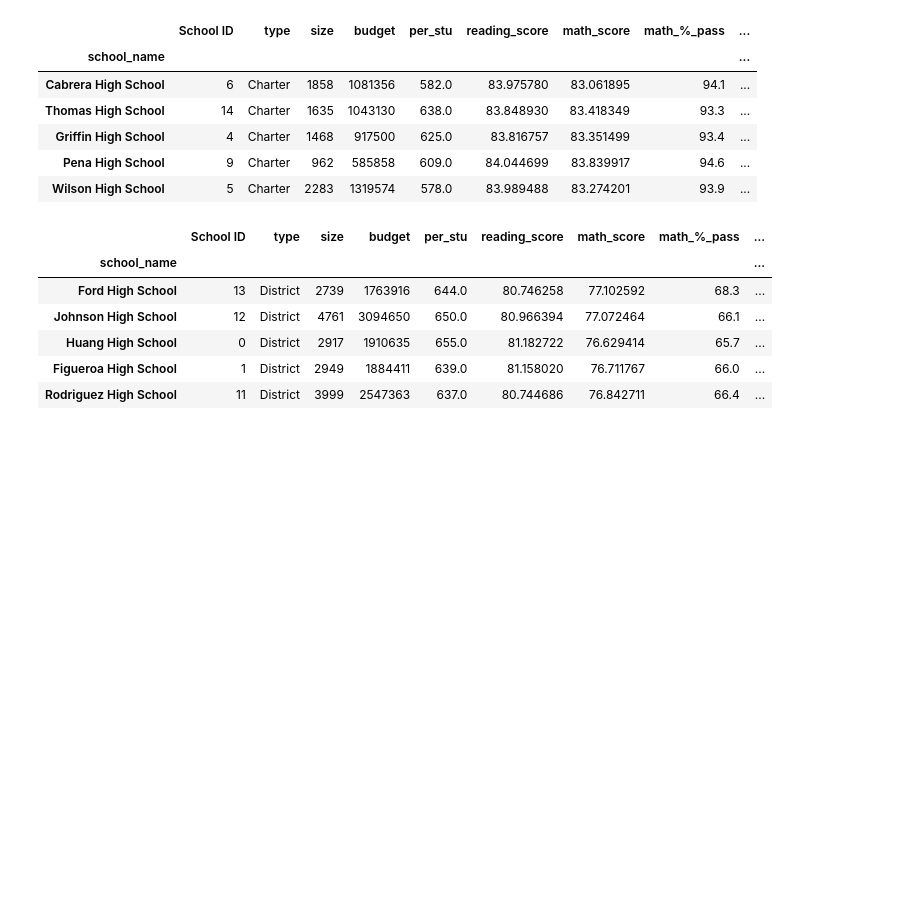
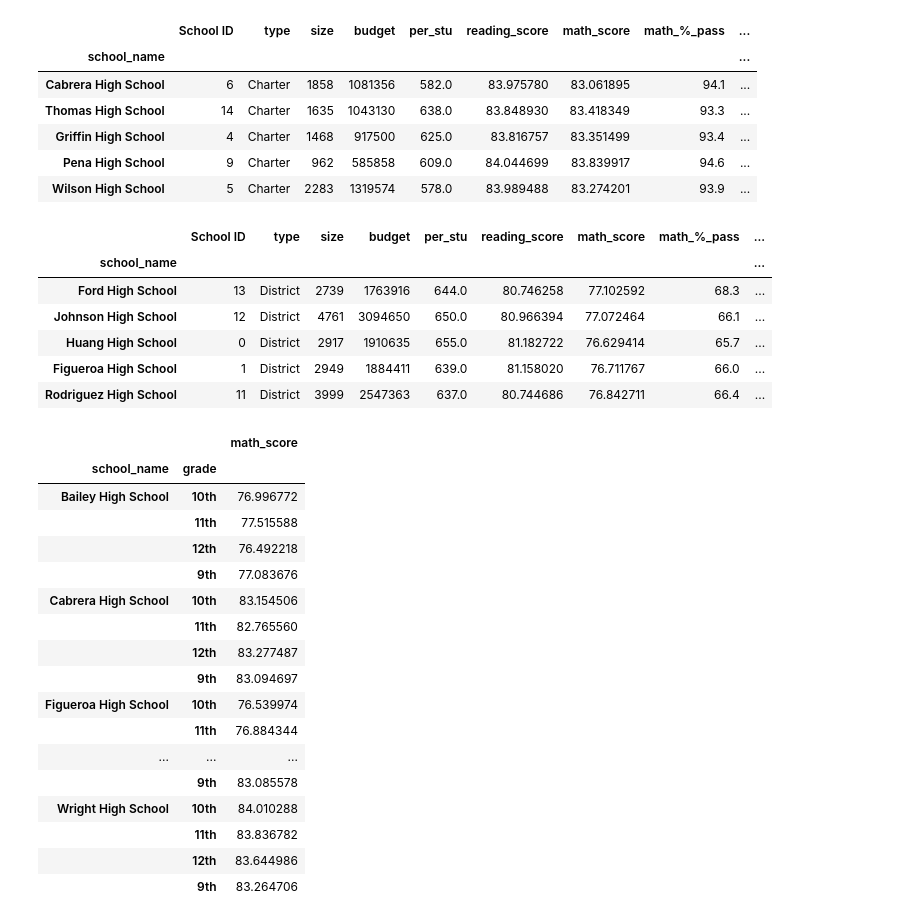
Before and after one commit to bman511/PyAcademy, a Jupyter notebook: PyCitySchoolsAnalysis.ipynb, the cells around one changed output. Cells and saved outputs as stored; diff of their text form; code cells hidden in the pictures; blank space fills up the shorter version.

Commit message:
almost complete, needs cleaning

```diff
--- a/PyCitySchoolsAnalysis.ipynb
+++ b/PyCitySchoolsAnalysis.ipynb
@@ -252,0 +257,34 @@ bottom_five
+# %%
+#all_data.head()
+mean_by_grade = all_data.groupby(['school_name','grade'])['math_score'].mean()
+#mean_by_grade.set_index(['school_name'])
+mean_by_grade_df = pd.DataFrame(mean_by_grade)
+#mean_by_grade_df.sort_index(axis=0,level=1,ascending=False)
+#DataFrame.sort_index(axis=0, level=None, ascending=True, inplace=False, kind='quicksort', na_position='last', sort_remaining=True, by=None)
+#mean_by_grade_df.index
+#f.reindex_axis(list('FML'), axis=1, level=1)
+#new_index = ['9th','10th','11th','12th']
+#mean_by_grade_df.reindex(index=new_index, level=1)
+#mean_by_grade_df.sort_index(level=1,ascending=False)
+#mean_by_grade_df.sort_index(level=0,ascending=True)
+#Can't seem to find a simple solution to re-ordering the 'grade' index so it shows as 9th,10th,11th,12th
+#May need to simply reindex into integers and sort them that way
+# %% [output]
+|  |  | math_score |
+| school_name | grade |  |
+| Bailey High School | 10th | 76.996772 |
+|  | 11th | 77.515588 |
+|  | 12th | 76.492218 |
+|  | 9th | 77.083676 |
+| Cabrera High School | 10th | 83.154506 |
+|  | 11th | 82.765560 |
+|  | 12th | 83.277487 |
+|  | 9th | 83.094697 |
+| Figueroa High School | 10th | 76.539974 |
+|  | 11th | 76.884344 |
+| ... | ... | ... |
+|  | 9th | 83.085578 |
+| Wright High School | 10th | 84.010288 |
+|  | 11th | 83.836782 |
+|  | 12th | 83.644986 |
+|  | 9th | 83.264706 |
```
Also changed, not shown: parts of 7 cells of this notebook.
